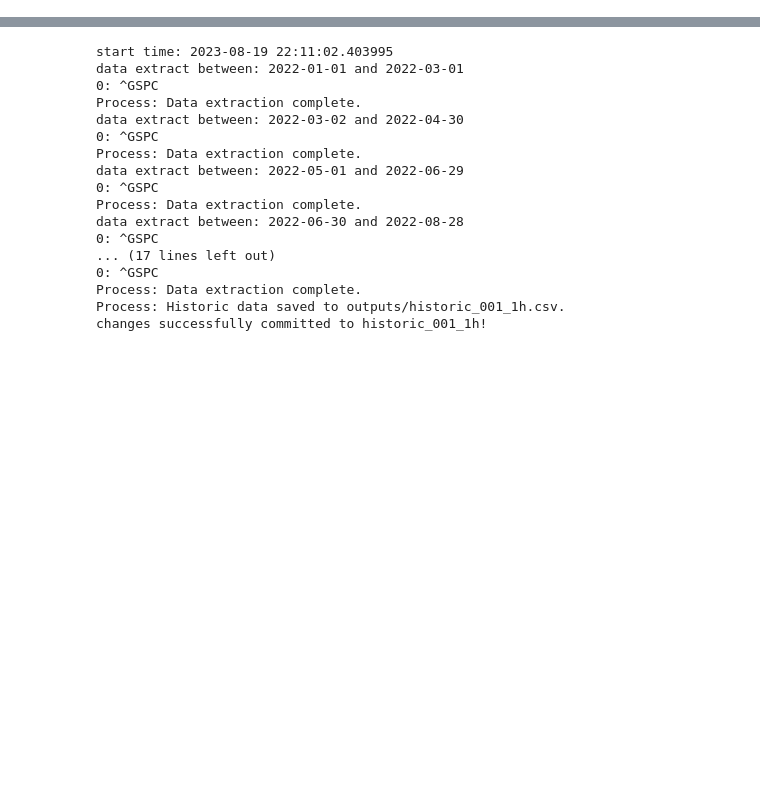
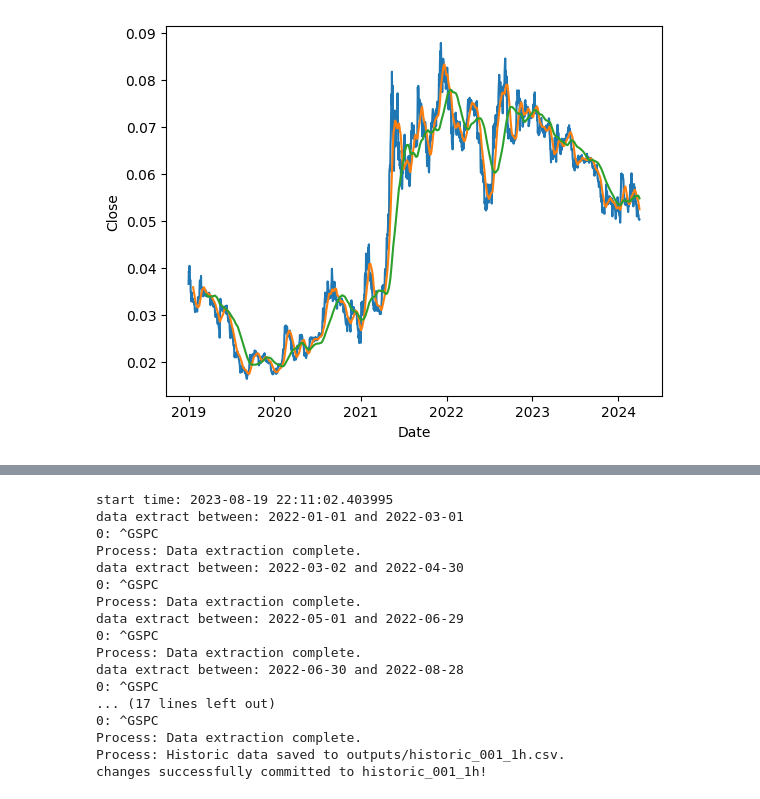
Before and after one commit to HdamaGIT/daman-trading, a Jupyter notebook: trading_system/main.ipynb, the cells around one changed output, grey strips where cells are left out. Cells and saved outputs as stored; diff of their text form; code cells hidden in the pictures; blank space fills up the shorter version.

```diff
--- a/trading_system/main.ipynb
+++ b/trading_system/main.ipynb
@@ -12,0 +86,4 @@ from master_func import master
+# %%
+plot(pd.DataFrame(dic['ETH-BTC']))
+# %% [output]
+[figure, added]
```
Also changed, not shown: parts of 15 cells of this notebook, 50 other files.
